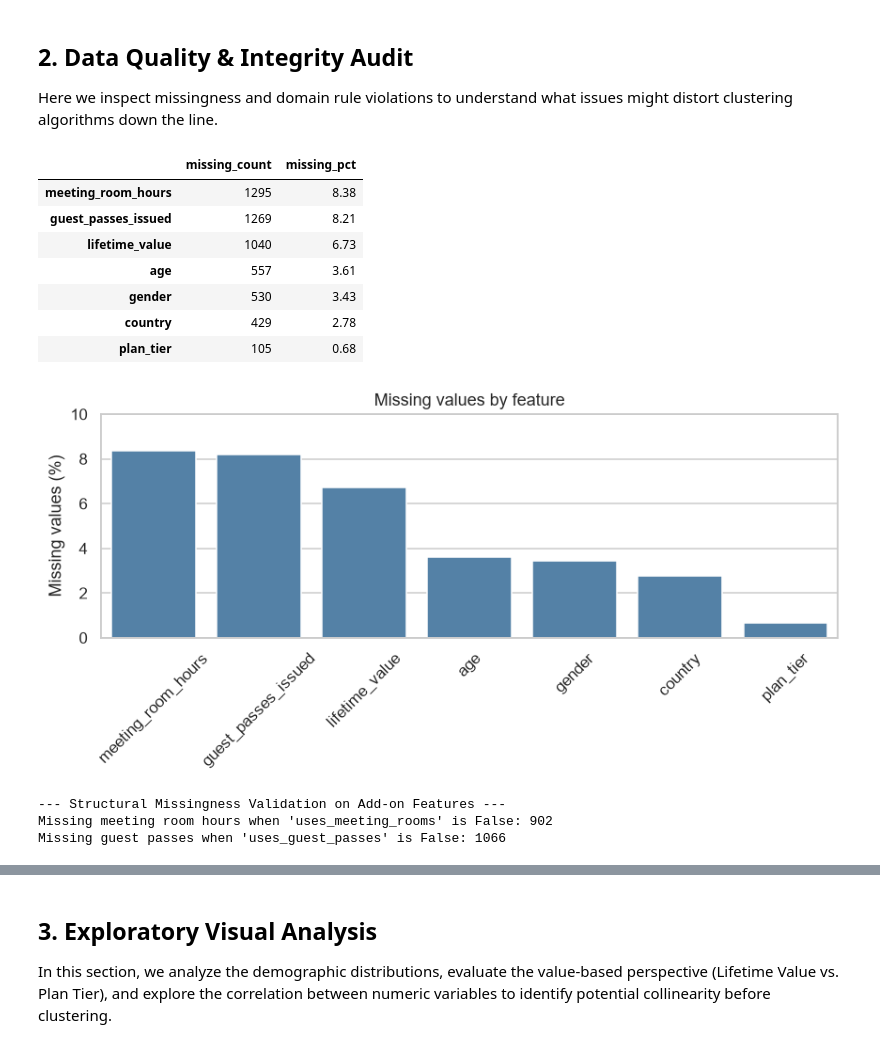
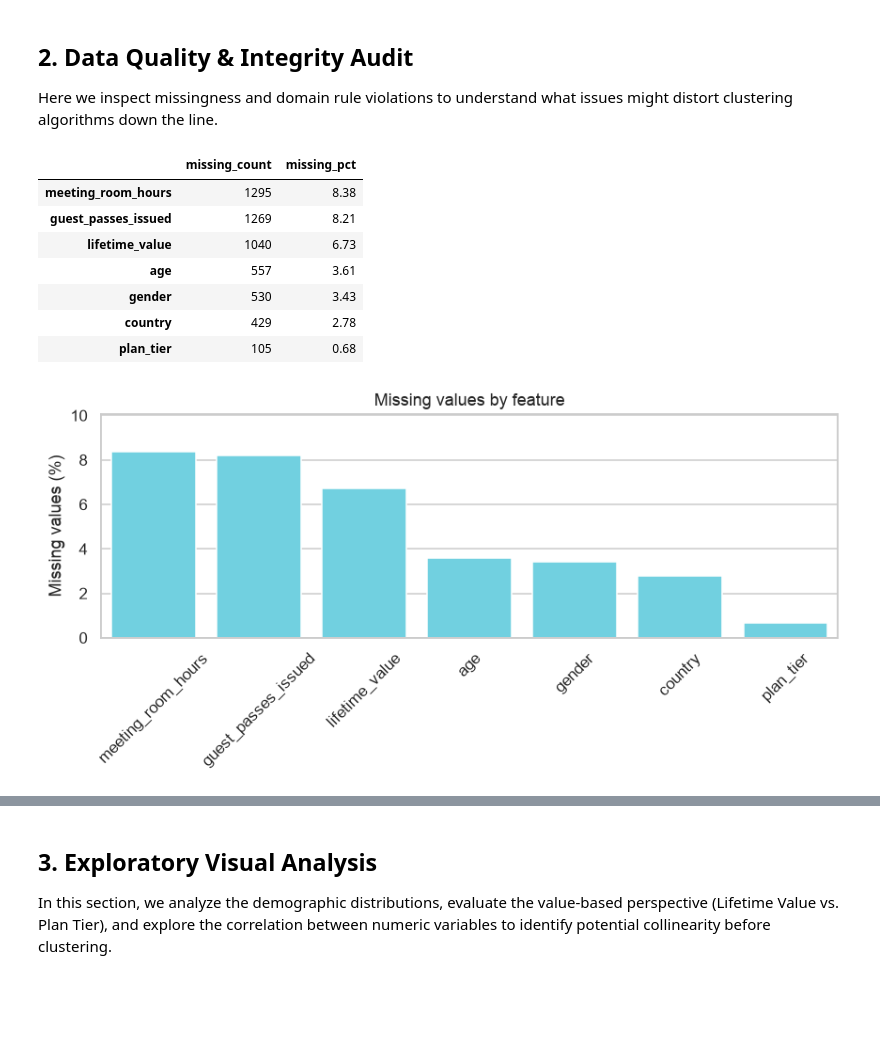
Before and after one commit to arfarfq/data_mining, a Jupyter notebook: notebooks/EDA.ipynb, the cells around one changed output, grey strips where cells are left out. Drawn from its saved outputs; the diff is of its cells as text; code cells hidden in the pictures; blank space fills up the shorter version.

```diff
--- a/notebooks/EDA.ipynb
+++ b/notebooks/EDA.ipynb
@@ -34,11 +33,16 @@ mpl.rcParams["axes.spines.top"] = False
 mpl.rcParams["axes.spines.right"] = False
 mpl.rcParams["font.size"] = 10.5
 # %%
-RAW_PATH = "../data/acdc_dataset.csv"
+RAW_PATH = next(
+    (path for path in [Path("../data/acdc_dataset.csv"), Path("data/acdc_dataset.csv")] if path.exists()),
+    None,
+)
+if RAW_PATH is None:
+    raise FileNotFoundError("Run this notebook from the project root or notebooks directory.")
 df_raw = pd.read_csv(RAW_PATH, sep=";")
 
 print(f"Initial shape: {df_raw.shape}")
-df_raw.head(3)
+display(df_raw.head(3))
 # %% [output]
 Initial shape: (15465, 31)
 |  | member_id | age | gender | industry | country | is_team_account | n_colleagues_on_account | plan_tier | ... |
@@ -63,7 +152,7 @@ lifetime_value = (
     .str.replace(",", "", regex=False)
     .str.strip()
 )
-df_clean["lifetime_value"] = pd.to_numeric(lifetime_value, errors="coerce").astype("Float64")
+df_clean["lifetime_value"] = pd.to_numeric(lifetime_value, errors="raise").astype("Float64")
 
 # 3. Date Parsing (ISO and Slash formats)
 date_features = ['membership_start', 'membership_end', 'last_badge_swipe']
@@ -76,6 +165,9 @@ for feature in date_features:
 
     parsed.loc[iso_mask] = pd.to_datetime(tokens.loc[iso_mask], format="%Y-%m-%d", errors="coerce")
     parsed.loc[slash_mask] = pd.to_datetime(tokens.loc[slash_mask], format="%d/%m/%Y", errors="coerce")
+    invalid = tokens.notna() & parsed.isna()
+    if invalid.any():
+        raise ValueError(f"Unparsed values in {feature}: {tokens.loc[invalid].unique()[:5]}")
     df_clean[feature] = parsed
 
 # 4. Canonical Mapping (String Standardization)
@@ -116,7 +208,15 @@ plan_order = ["hot_desk", "flex", "dedicated_desk", "full_time", "private_office
 df_clean["plan_tier"] = pd.Categorical(df_clean["plan_tier"], categories=plan_order, ordered=True)
 
 # 6. Remove Duplicates
-df_clean = df_clean.drop_duplicates(subset='member_id', keep='first')
+exact_duplicates = int(df_clean.duplicated().sum())
+df_clean = df_clean.drop_duplicates().copy()
+repeated_ids = df_clean["member_id"].duplicated(keep=False)
+display(pd.DataFrame({
+    "check": ["Exact duplicate rows removed", "Rows with repeated IDs after exact deduplication"],
+    "count": [exact_duplicates, int(repeated_ids.sum())],
+}))
+if repeated_ids.any():
+    display(df_clean.loc[repeated_ids].sort_values("member_id"))
 
 print(f"Final shape after cleaning and deduplication: {df_clean.shape}")
 # %% [output]
@@ -127,36 +271,28 @@ Here we inspect missingness and domain rule violations to understand what issues
 # %%
 # 1. Missingness Plot
 sns.set_theme(style="whitegrid")
 missing = df_clean.isna()
 
 summary = pd.DataFrame({
     "missing_count": missing.sum(),
     "missing_pct": missing.mean().mul(100),
 }).query("missing_count > 0").sort_values("missing_pct", ascending=False)
 
 display(summary.round(2))
 
 fig, ax = plt.subplots(figsize=(8, 4))
-sns.barplot(data=summary.reset_index(), x="index", y="missing_pct", color="steelblue", ax=ax)
-ax.set(title="Missing values by feature", xlabel="", ylabel="Missing values (%)", ylim=(0, 10))
+sns.barplot(data=summary.reset_index(names="feature"), x="feature", y="missing_pct", color=BLUE, ax=ax)
+ax.set(title="Missing values by feature", xlabel="", ylabel="Missing values (%)", ylim=(0, max(1, summary["missing_pct"].max() * 1.2)))
 ax.tick_params(axis="x", labelrotation=45)
 plt.tight_layout()
 plt.show()
-
-# 2. Structural Missingness (Test if null = did not use the service)
-print("Structural Missingness Validation on Add-on Features")
-print(f"Missing meeting room hours when 'uses_meeting_rooms' is False: {df_clean[df_clean['uses_meeting_rooms'] == False]['meeting_room_hours'].isna().sum()}")
-print(f"Missing guest passes when 'uses_guest_passes' is False: {df_clean[df_clean['uses_guest_passes'] == False]['guest_passes_issued'].isna().sum()}")
 # %% [output]
 |  | missing_count | missing_pct |
 | meeting_room_hours | 1295 | 8.38 |
 | guest_passes_issued | 1269 | 8.21 |
 | lifetime_value | 1040 | 6.73 |
 | age | 557 | 3.61 |
 | gender | 530 | 3.43 |
 | country | 429 | 2.78 |
 | plan_tier | 105 | 0.68 |
-[figure, old version]
+[figure, new version]
---- Structural Missingness Validation on Add-on Features ---
-Missing meeting room hours when 'uses_meeting_rooms' is False: 902
-Missing guest passes when 'uses_guest_passes' is False: 1066
```
Also changed, not shown: parts of 18 cells of this notebook, 1 other file.
